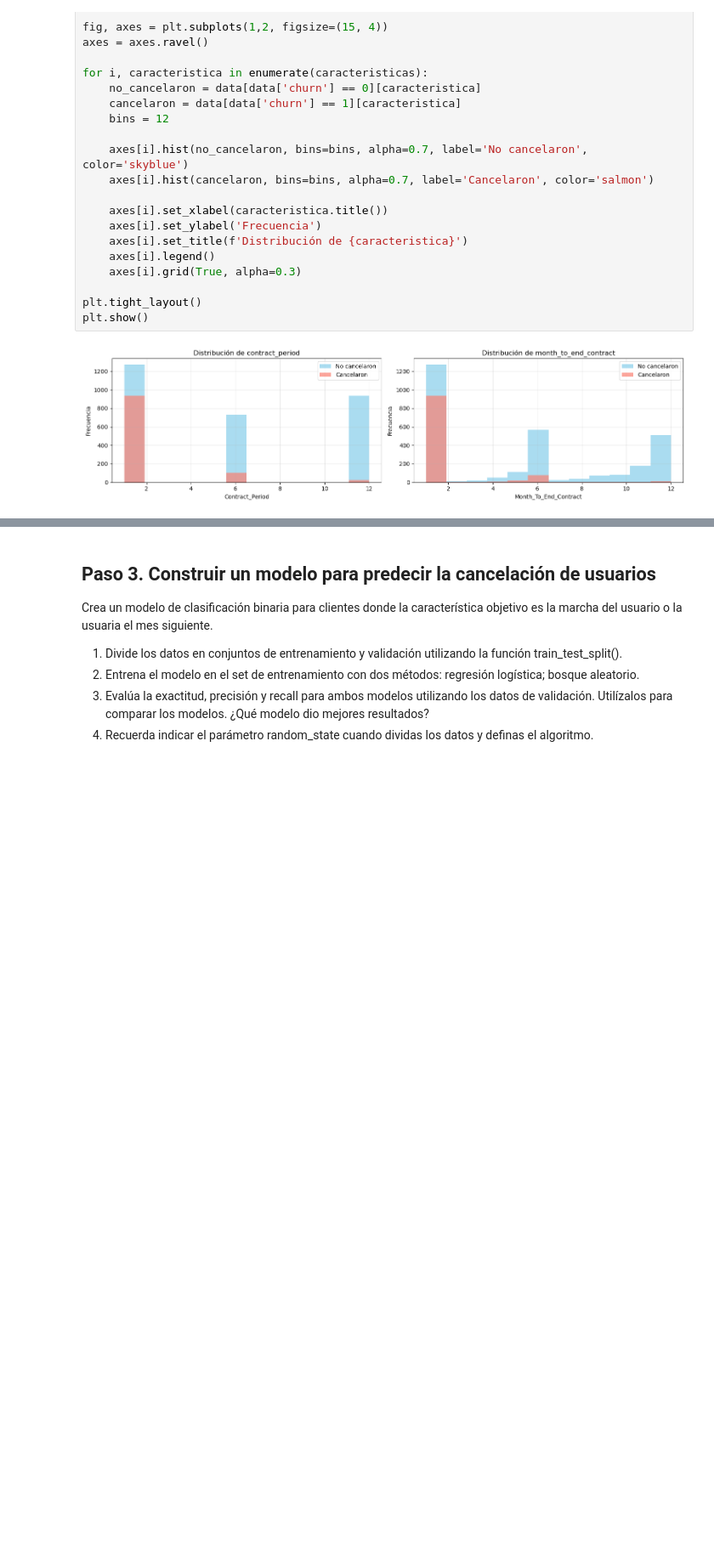
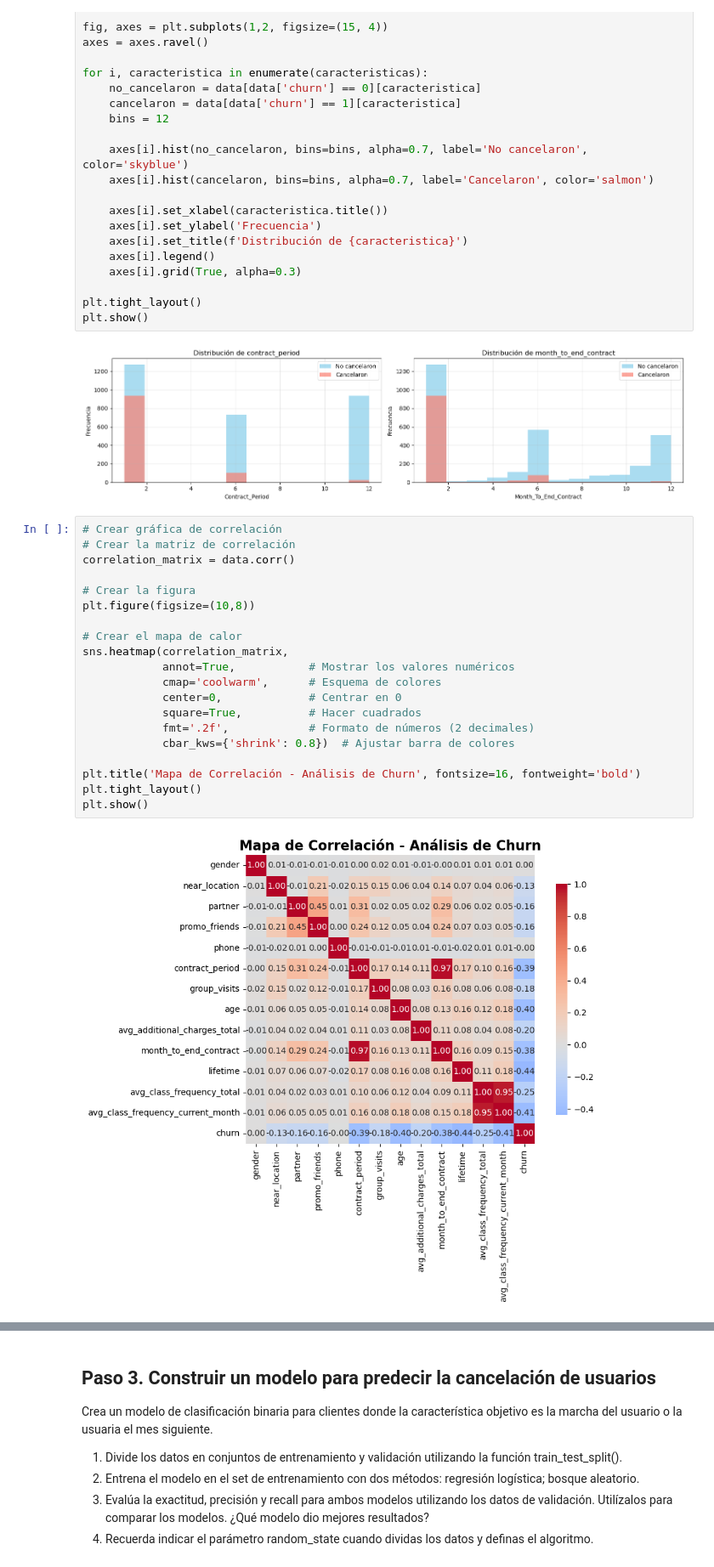
Before and after one commit to latostadorano/s_13, a Jupyter notebook: s13.ipynb, the cells around one changed output, grey strips where cells are left out. Shown: that part at 85% size. Saved outputs shown, nothing was run; the diff lists cells and outputs as text; blank space fills up the shorter version.

```diff
--- a/s13.ipynb
+++ b/s13.ipynb
@@ -288,3 +314,25 @@ plt.tight_layout()
 plt.show()
 # %% [output]
 [figure]
+# %%
+# Crear gráfica de correlación
+# Crear la matriz de correlación
+correlation_matrix = data.corr()
+
+# Crear la figura
+plt.figure(figsize=(10,8))
+
+# Crear el mapa de calor
+sns.heatmap(correlation_matrix,
+            annot=True,           # Mostrar los valores numéricos
+            cmap='coolwarm',      # Esquema de colores
+            center=0,             # Centrar en 0
+            square=True,          # Hacer cuadrados
+            fmt='.2f',            # Formato de números (2 decimales)
+            cbar_kws={'shrink': 0.8})  # Ajustar barra de colores
+
+plt.title('Mapa de Correlación - Análisis de Churn', fontsize=16, fontweight='bold')
+plt.tight_layout()
+plt.show()
+# %% [output]
+[figure, added]
```
Also changed, not shown: parts of 7 cells of this notebook.
